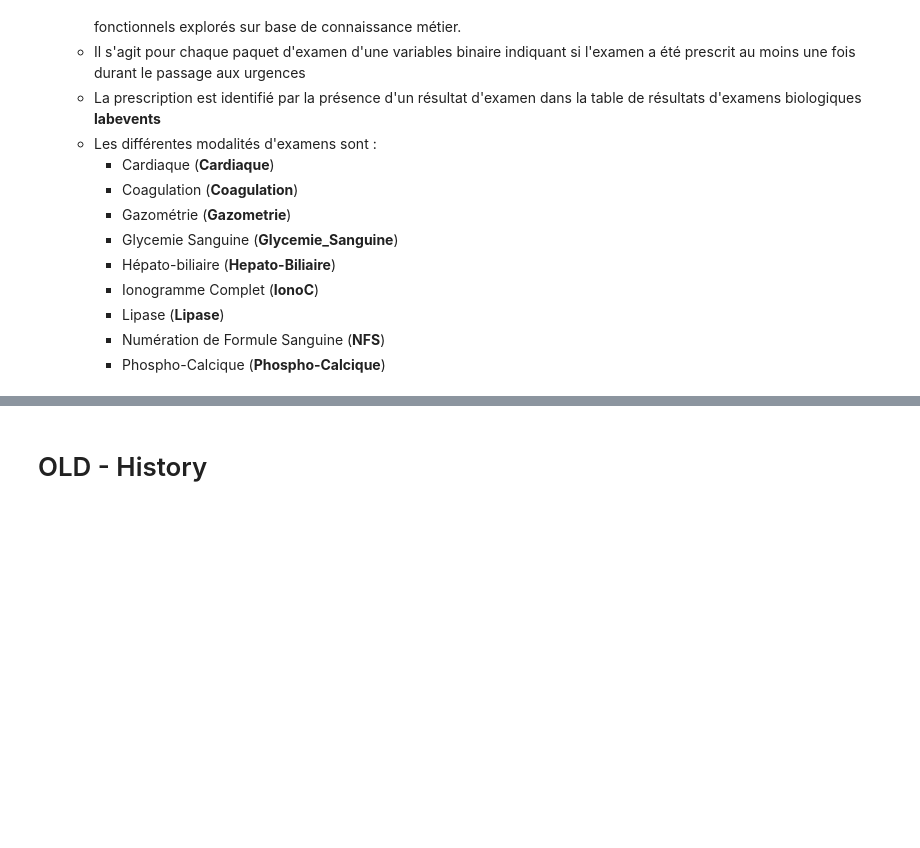
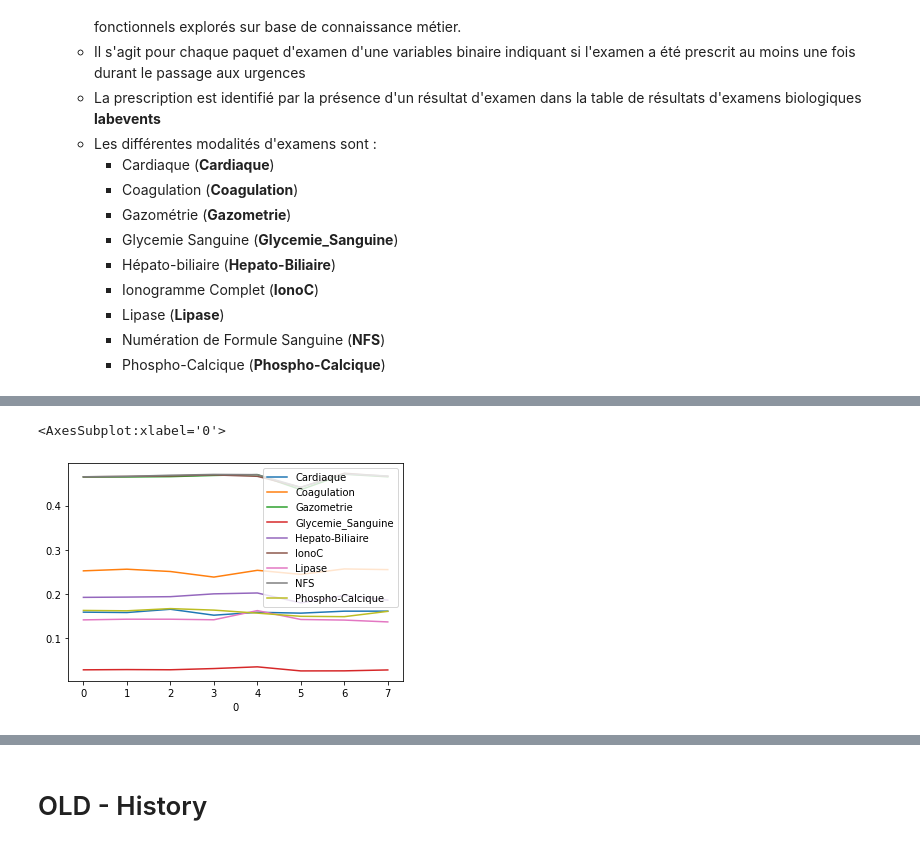
Before and after one commit to alibell/biologyOrderPredictor, a Jupyter notebook: Project_Report.ipynb, the cells around one changed output, grey strips where cells are left out. Drawn from its saved outputs; the diff is of its cells as text; code cells hidden in the pictures; blank space fills up the shorter version.

```diff
--- a/Project_Report.ipynb
+++ b/Project_Report.ipynb
@@ -201,0 +354,23 @@ assert((X["stay_id"] != y["stay_id"]).sum() == 0) # Sanity check
+# %%
+categorical_features = ['gender']
+continuous_features = ['age', 'temperature', 'heartrate', 'resprate', 'o2sat', 'sbp', 'dbp', 'pain']
+features = categorical_features+continuous_features
+labels = y_train.columns.values[1:].tolist()
+
+Xy_train_clean = pd.merge(
+    X_train_clean,
+    y_train,
+    left_on="stay_id",
+    right_on="stay_id"
+)
+
+
+
+toto = (Xy_train_clean[categorical_features+continuous_features].isna()*1).sum(axis=1).reset_index().join(
+    y_train
+).drop(columns=["index", "stay_id"])
+
+(toto.groupby(0).sum().T/toto.groupby(0)["NFS"].count().values).T.plot()
+# %% [output]
+<AxesSubplot:xlabel='0'>
+[figure, added]
```
Also changed, not shown: parts of 56 cells of this notebook, 2 other files.
